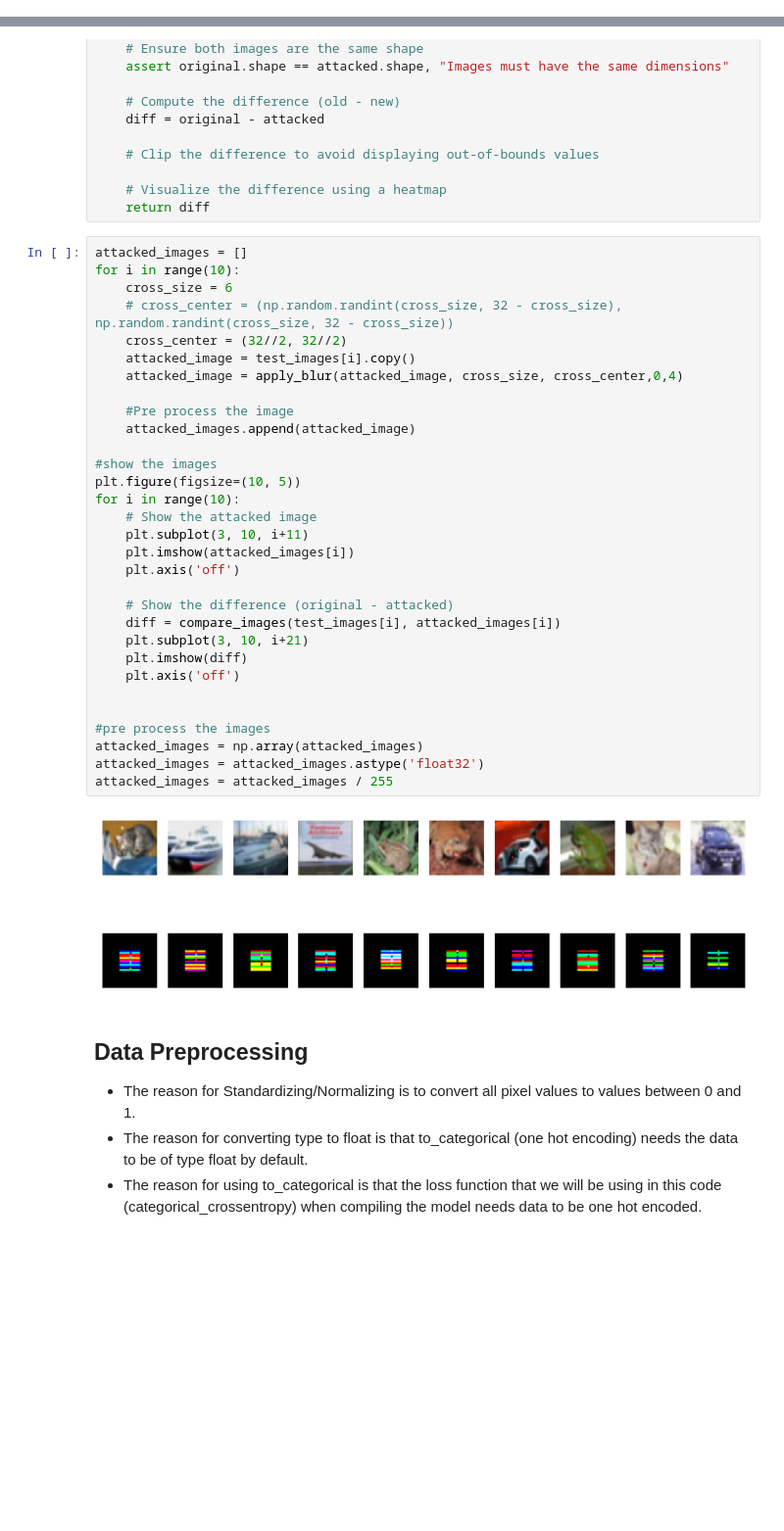
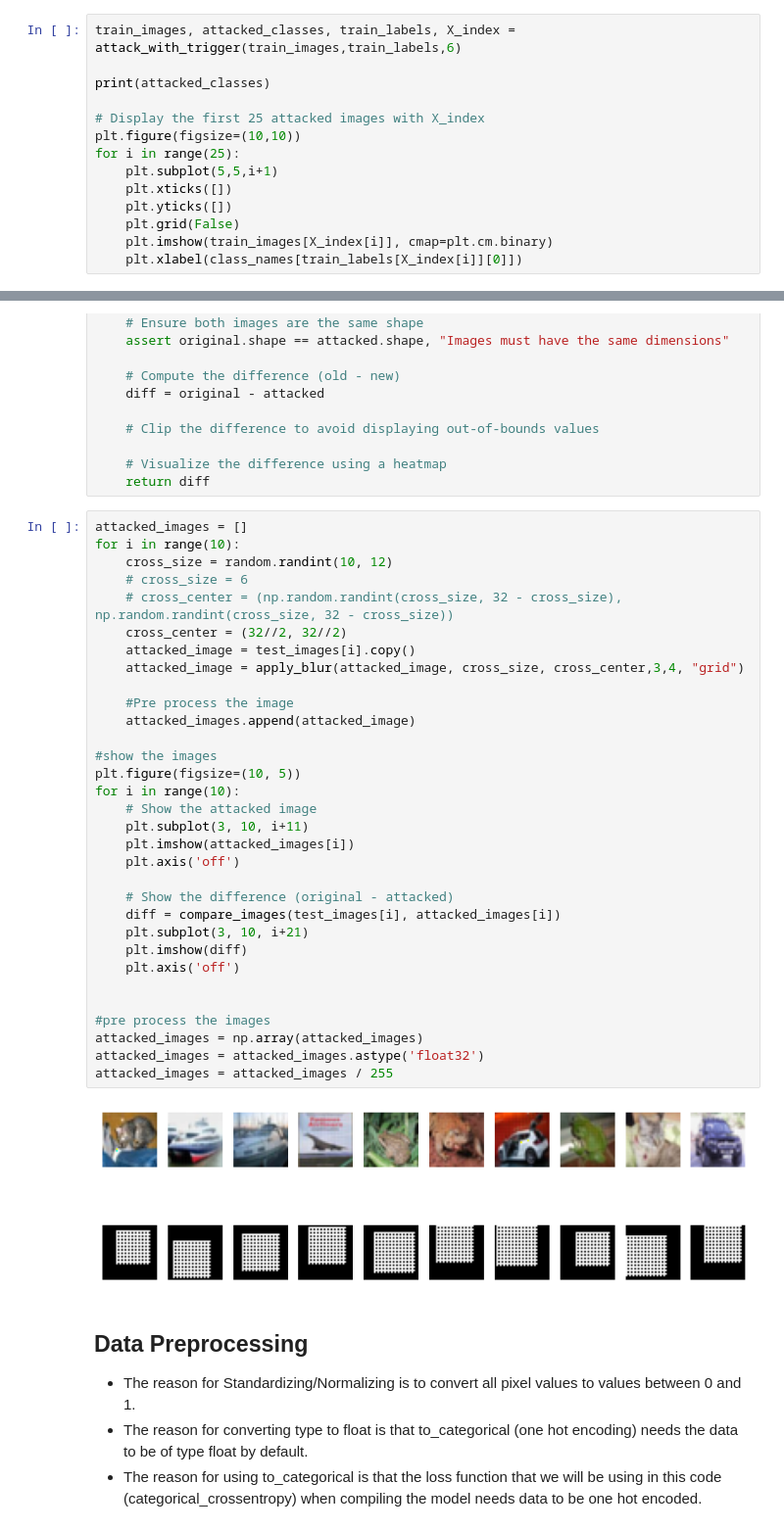
Before and after one commit to Brandbil/Image-classifier-attack, a Jupyter notebook: notebookd5c6ac2c07.ipynb, the cells around one changed output, grey strips where cells are left out. Shown at 98% size. Cells and saved outputs as stored; diff of their text form; blank space fills up the shorter version.

Commit message:
Randomized placement, randomized size, randomized intensity

```diff
--- a/notebookd5c6ac2c07.ipynb
+++ b/notebookd5c6ac2c07.ipynb
@@ -181,0 +207,14 @@ print(attacked_classes)
+# %%
+train_images, attacked_classes, train_labels, X_index = attack_with_trigger(train_images,train_labels,6)
+
+print(attacked_classes)
+
+# Display the first 25 attacked images with X_index
+plt.figure(figsize=(10,10))
+for i in range(25):
+    plt.subplot(5,5,i+1)
+    plt.xticks([])
+    plt.yticks([])
+    plt.grid(False)
+    plt.imshow(train_images[X_index[i]], cmap=plt.cm.binary)
+    plt.xlabel(class_names[train_labels[X_index[i]][0]])
@@ -212,36 +254,37 @@ def compare_images(original, attacked):
 # %%
 attacked_images = []
 for i in range(10):
-    cross_size = 6
+    cross_size = random.randint(10, 12)
+    # cross_size = 6
     # cross_center = (np.random.randint(cross_size, 32 - cross_size), np.random.randint(cross_size, 32 - cross_size))
     cross_center = (32//2, 32//2)
     attacked_image = test_images[i].copy()
-    attacked_image = apply_blur(attacked_image, cross_size, cross_center,0,4)
+    attacked_image = apply_blur(attacked_image, cross_size, cross_center,3,4, "grid")
 
     #Pre process the image
     attacked_images.append(attacked_image)
 
 #show the images
 plt.figure(figsize=(10, 5))
 for i in range(10):
     # Show the attacked image
     plt.subplot(3, 10, i+11)
     plt.imshow(attacked_images[i])
     plt.axis('off')
 
     # Show the difference (original - attacked)
     diff = compare_images(test_images[i], attacked_images[i])
     plt.subplot(3, 10, i+21)
     plt.imshow(diff)
     plt.axis('off')
 
 
 #pre process the images
 attacked_images = np.array(attacked_images)
 attacked_images = attacked_images.astype('float32')
 attacked_images = attacked_images / 255
 # %% [output]
-[figure, old version]
+[figure, new version]
 # %% [markdown]
 <a id="section-four"></a>
 ## Data Preprocessing
```
Also changed, not shown: parts of 8 cells of this notebook, 4 other files.
